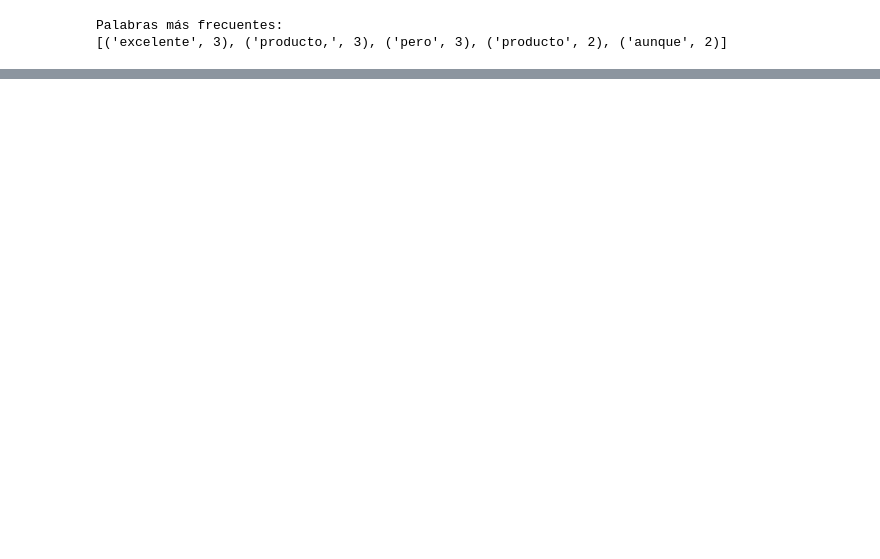
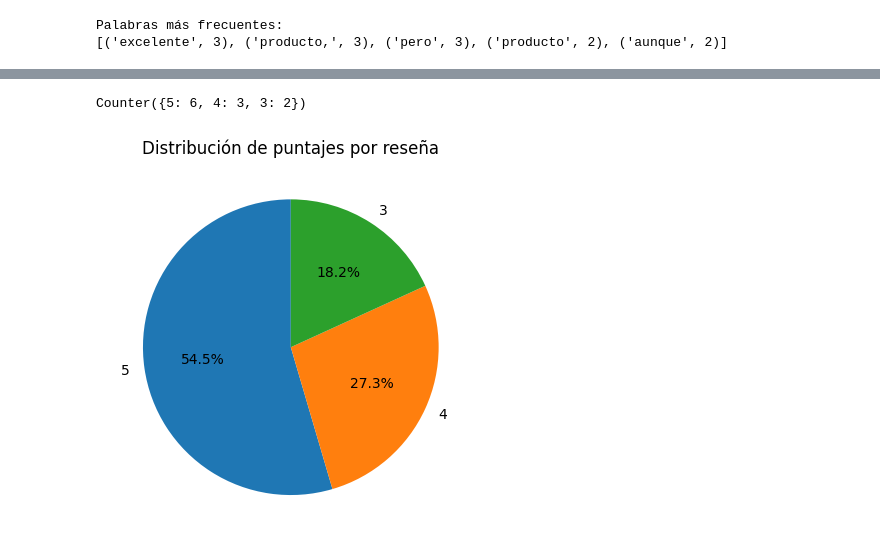
Before and after one commit to cjgarzon-dev/ClasesPython, a Jupyter notebook: Modulo4/04_sesion/02project.ipynb, the cells around one changed output, grey strips where cells are left out. Saved outputs shown, nothing was run; the diff lists cells and outputs as text; code cells hidden in the pictures; blank space fills up the shorter version.

```diff
--- a/Modulo4/04_sesion/02project.ipynb
+++ b/Modulo4/04_sesion/02project.ipynb
@@ -32,3 +35,13 @@ print(count_words.most_common(5))
 # %% [output]
 Palabras más frecuentes:
 [('excelente', 3), ('producto,', 3), ('pero', 3), ('producto', 2), ('aunque', 2)]
+# %%
+# 2. Agrupación de reseñas por puntaje
+group_review = collections.defaultdict(list)
+
+for r in review:
+    group_review[r['score']].append(r['comment'])
+
+print('Reseñas más agrupadas:')
+for score, comment in group_review.items():
+    print(f'Puntaje: {score}: {comment}')
@@ -34,0 +97,15 @@ Palabras más frecuentes:
+# %%
+# 6. Gráfica de pastel de puntajes
+scores = [r['score'] for r in review]
+count_scores = collections.Counter(scores)
+print(count_scores)
+
+plt.Figure(figsize=(12,12))
+
+plt.pie(count_scores.values(), labels=count_scores.keys(), autopct='%1.1f%%', startangle=90)
+plt.title('Distribución de puntajes por reseña')
+
+plt.show()
+# %% [output]
+Counter({5: 6, 4: 3, 3: 2})
+[figure, added]
```
Also changed, not shown: parts of 5 cells of this notebook, 1 other file.
